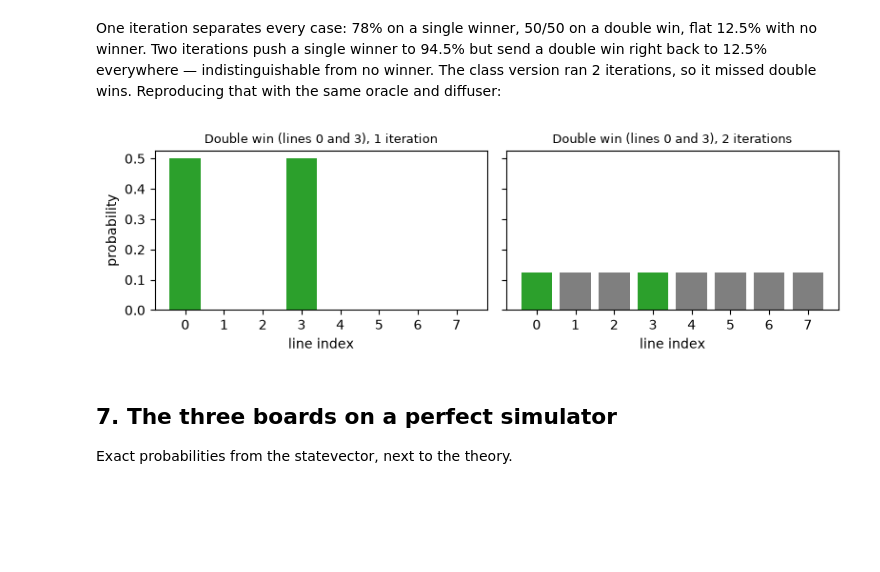
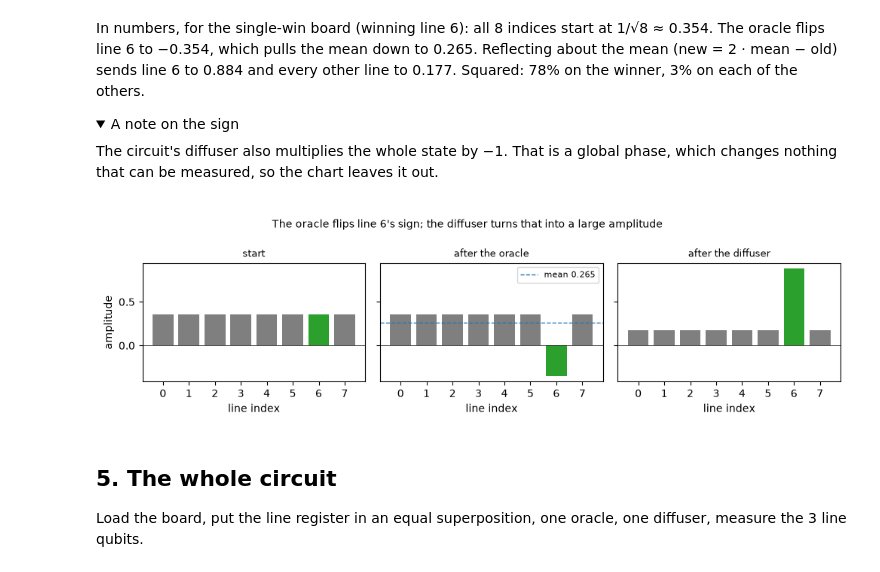
Before and after one commit to RyanPrax/Quantum-TicTacToe, a Jupyter notebook: notebooks/01_how_it_works.ipynb, the cells around one changed output. Drawn from its saved outputs; the diff is of its cells as text; code cells hidden in the pictures; folded sections open; blank space fills up the shorter version.

```diff
--- a/notebooks/01_how_it_works.ipynb
+++ b/notebooks/01_how_it_works.ipynb
@@ -60,4 +62,0 @@ over these 8 indices, not over the board.
-# %%
-print(f"{'index':>5}  {'qubits':6}  {'cells':9}  line")
-for i, cells in enumerate(WIN_LINES):
-    print(f"{i:>5}  {line_index_to_bitstring(i):6}  {str(cells):9}  {LINE_NAMES[i]}")
@@ -216,5 +161,11 @@ one diffuser, measure the 3 line qubits.
 # %%
-circuit = build_search_circuit("player", board, X)
-print(f"{circuit.num_qubits} qubits, {circuit.count_ops().get('mcx', 0)} MCX gates (one per MCZ)")
-circuit.draw("mpl", fold=45, scale=0.5)
+qc = QuantumCircuit(board_reg, line_reg)
+encode_player_board(qc, board_reg, board, X)
+qc.h(line_reg)
+qc.compose(oracle, inplace=True)
+state = Statevector(qc)
+owned = sum(1 << c for c in range(9) if board[c] == X)  # the board qubits' fixed basis state
+signs = [int(np.sign(state.data[owned | (i << 9)].real)) for i in range(8)]
+print("winning lines:", sorted(classical_winning_lines(board, X)))
+print("sign of each line index after the oracle:", signs)
 # %% [output]
@@ -286,37 +186,40 @@ plt.show()
 # %% [markdown]
-One iteration separates every case: 78% on a single winner, 50/50 on a
-double win, flat 12.5% with no winner. Two iterations push a single winner to
-94.5% but send a double win right back to 12.5% everywhere — indistinguishable
-from no winner. The class version ran 2 iterations, so it missed double wins.
-Reproducing that with the same oracle and diffuser:
+In numbers, for the single-win board (winning line 6): all 8 indices start at
+1/√8 ≈ 0.354. The oracle flips line 6 to −0.354, which pulls the mean down to
+0.265. Reflecting about the mean (new = 2 · mean − old) sends line 6 to 0.884
+and every other line to 0.177. Squared: 78% on the winner, 3% on each of the
+others.
+
+<details><summary>A note on the sign</summary>
+
+The circuit's diffuser also multiplies the whole state by −1. That is a global
+phase, which changes nothing that can be measured, so the chart leaves it out.
+</details>
 # %%
-def search(board, player, iterations):
-    board_reg = QuantumRegister(9, "board")
-    line_reg = QuantumRegister(3, "line")
-    qc = QuantumCircuit(board_reg, line_reg, ClassicalRegister(3, "line_cl"))
-    encode_player_board(qc, board_reg, board, player)
-    qc.h(line_reg)
-    for _ in range(iterations):
-        player_oracle(qc, board_reg, line_reg)
-        diffuser(qc, line_reg)
-    return qc
+def line_amplitudes(qc):
+    """Amplitude of each line index with this board loaded (the board qubits are in a fixed state)."""
+    data = Statevector(qc).data
+    return np.array([data[owned | (i << 9)].real for i in range(8)])
 
 
-double = CASES["Double win"]
-fig, axes = plt.subplots(1, 2, figsize=(8, 2.6), sharey=True)
-for ax, k in zip(axes, (1, 2)):
-    probs = line_probabilities(search(double, X, k))
-    ax.bar(range(8), probs, color=["tab:green" if i in (0, 3) else "tab:gray" for i in range(8)])
-    ax.set_title(f"Double win (lines 0 and 3), {k} iteration{'s' if k > 1 else ''}", fontsize=9)
-    ax.set_xticks(range(8))
-    ax.set_xlabel("line index")
-axes[0].set_ylabel("probability")
-fig.tight_layout()
+stages = QuantumCircuit(board_reg, line_reg)
+encode_player_board(stages, board_reg, board, X)
+stages.h(line_reg)
+start = line_amplitudes(stages)
+stages.compose(oracle, inplace=True)
+flipped = line_amplitudes(stages)
+diffuser(stages, line_reg)
+after = -line_amplitudes(stages)  # undo the diffuser's global phase of -1
+
+plots.probability_bars({"start": (start, [6]), "after the oracle": (flipped, [6]), "after the diffuser": (after, [6])},
+                       ylabel="amplitude", mean=(1, flipped.mean()),
+                       title="The oracle flips line 6's sign; the diffuser turns that into a large amplitude")
 plt.show()
 # %% [output]
-[figure, old version]
+[figure, new version]
 # %% [markdown]
-## 7. The three boards on a perfect simulator
+## 5. The whole circuit
 
-Exact probabilities from the statevector, next to the theory.
+Load the board, put the line register in an equal superposition, one oracle,
+one diffuser, measure the 3 line qubits.
 # %%
```
Also changed, not shown: parts of 50 cells of this notebook, 6 other files.
